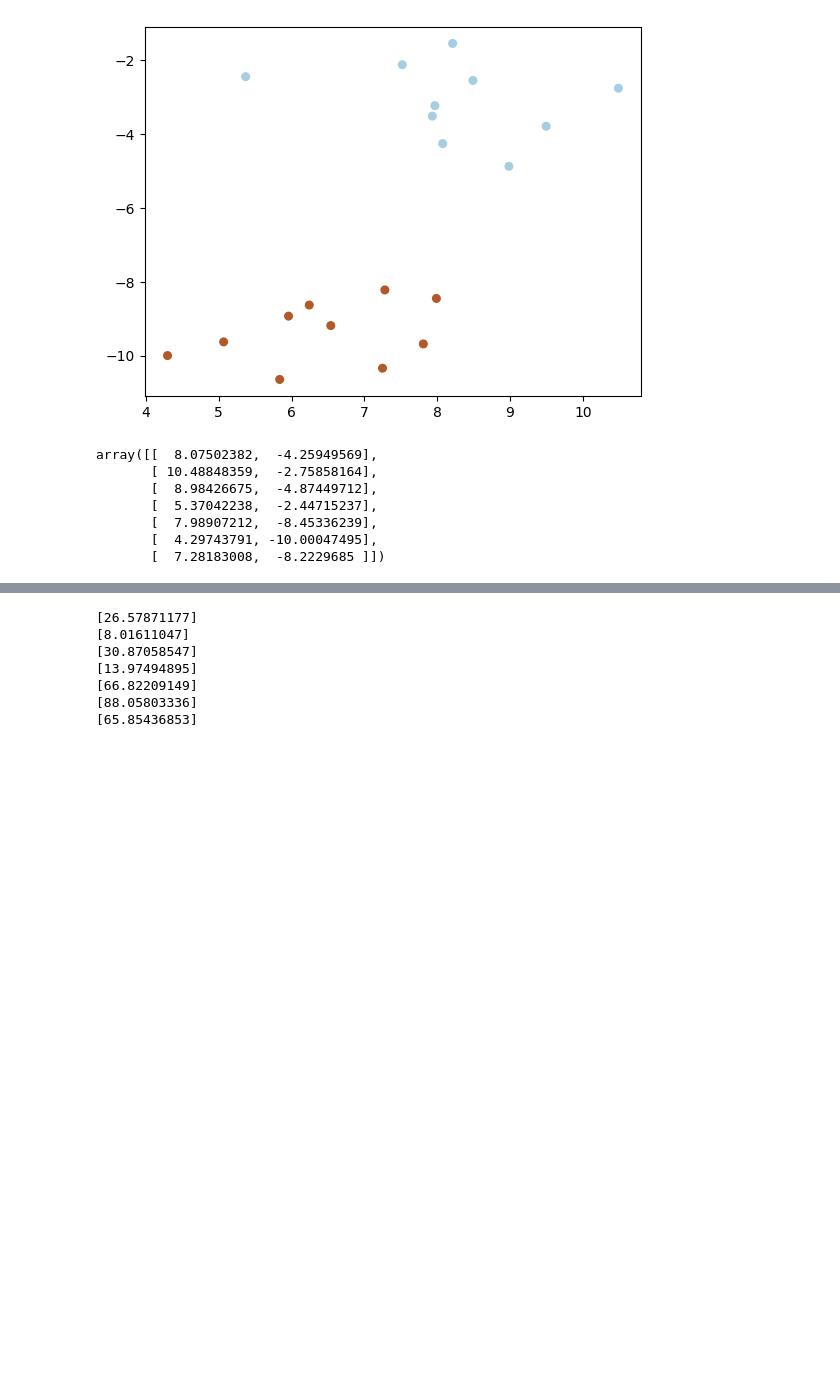
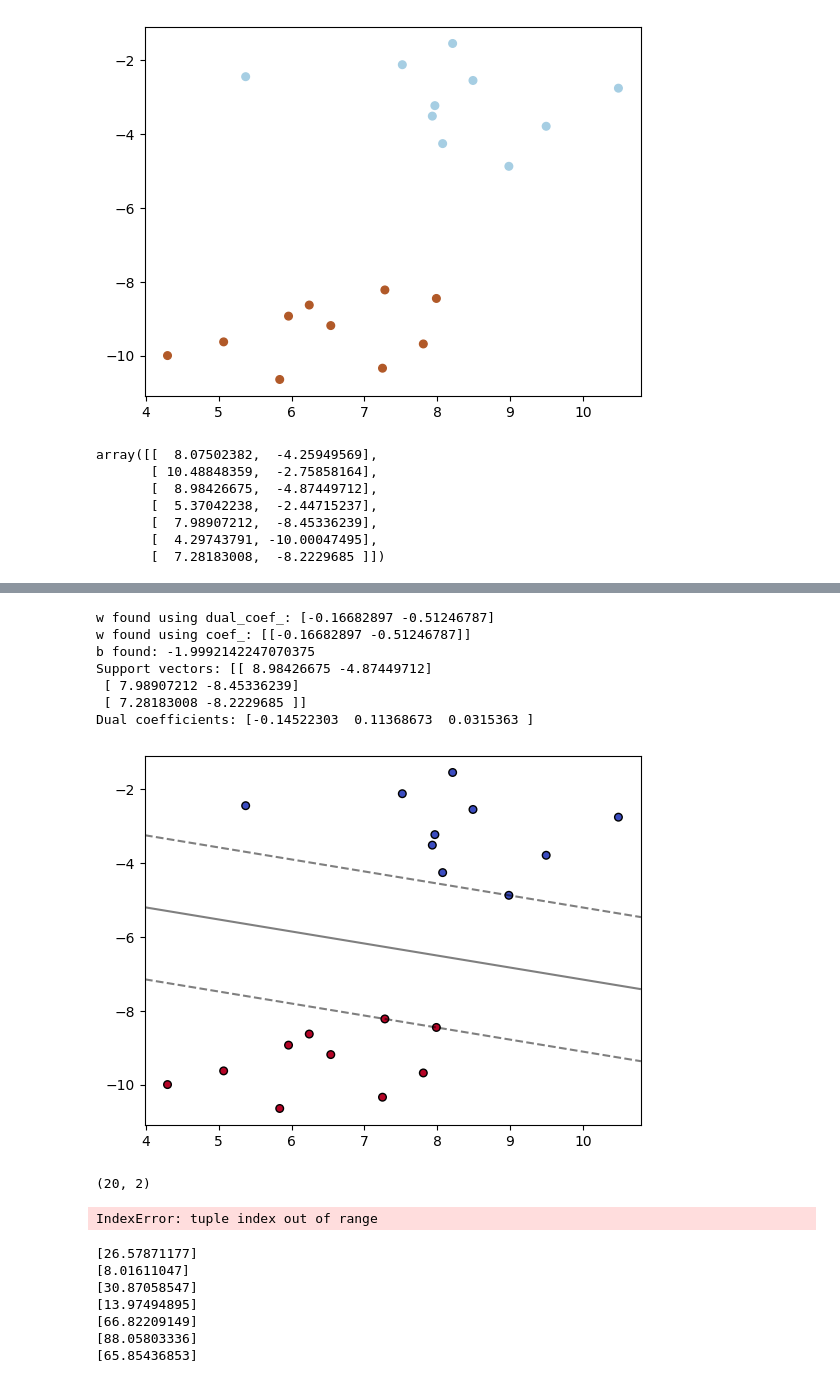
Before and after one commit to nipunbatra/ml-teaching, a Jupyter notebook: notebooks/svm-rbf.ipynb, the cells around one changed output, grey strips where cells are left out. Saved outputs shown, nothing was run; the diff lists cells and outputs as text; code cells hidden in the pictures; blank space fills up the shorter version.

```diff
--- a/notebooks/svm-rbf.ipynb
+++ b/notebooks/svm-rbf.ipynb
@@ -75,3 +158,25 @@ print(b)
+# %%
+fit_svm_plot(kernel='linear')
+# %% [output]
+w found using dual_coef_: [-0.16682897 -0.51246787]
+w found using coef_: [[-0.16682897 -0.51246787]]
+b found: -1.9992142247070375
+Support vectors: [[ 8.98426675 -4.87449712]
+ [ 7.98907212 -8.45336239]
+ [ 7.28183008 -8.2229685 ]]
+Dual coefficients: [-0.14522303  0.11368673  0.0315363 ]
+[figure, added]
+# %%
+X.shape
+# %% [output]
+(20, 2)
+# %%
+model = svm.SVC(kernel='linear')
+model.fit(X, y)
+
+plot_contour(X, y, model)
+# %% [output]
+IndexError: tuple index out of range
 # %%
 # calculate w
 w = np.dot(model.dual_coef_, model.support_vectors_)
```
Also changed, not shown: parts of 12 cells of this notebook.
